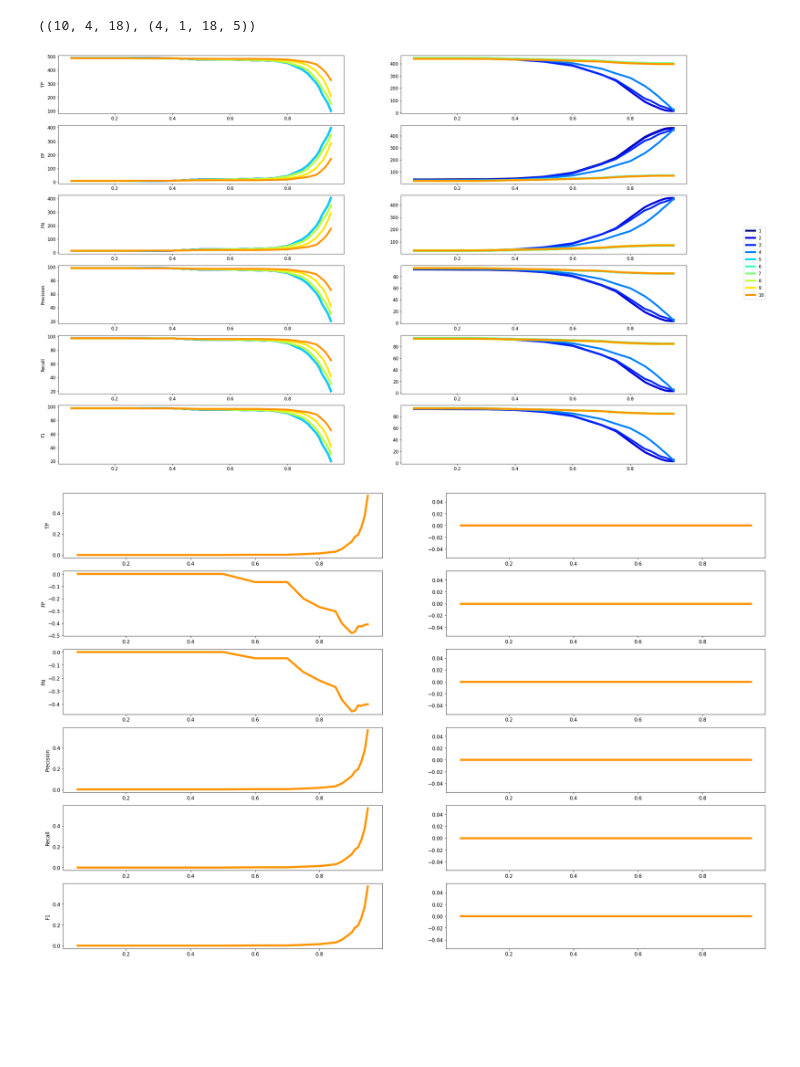
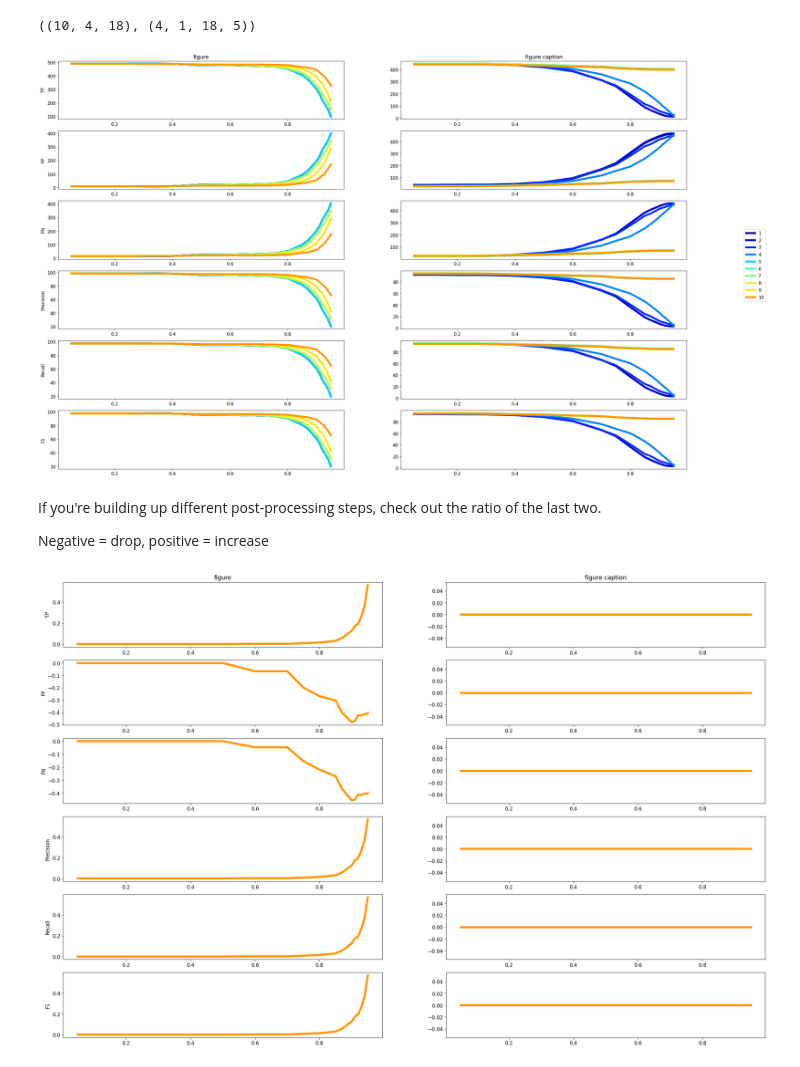
Before and after one commit to ReadingTimeMachine/figure_and_caption_extraction, a Jupyter notebook: explore_calculate_metrics.ipynb, the cells around one changed output. Saved outputs shown, nothing was run; the diff lists cells and outputs as text; code cells hidden in the pictures; blank space fills up the shorter version.

Commit message:
cleaned and steps enumerated in notebook

```diff
--- a/explore_calculate_metrics.ipynb
+++ b/explore_calculate_metrics.ipynb
@@ -1408,32 +339,0 @@ precision, precision_std, recall, \
-# %%
-if len(scoreminVec) == 1:
-    fig, ax = plt.subplots(3,len(scoreminVec),  figsize=(10,10))
-    ax = np.array([ax,ax]).T
-else:
-    fig, ax = plt.subplots(3,len(scoreminVec),  figsize=(20,10))
-
-ps = []
-for i in range(len(scoreminVec)):
-    for k in range(len(LABELS)): p1, = ax[0][i].plot(iouvec,precision[k,i,:],'o-')
-    ps.append(p1)
-    ax[0][i].set_title('Scoremin = '+str(scoreminVec[i]))
-    ax[0][0].set_ylabel('Precision %')
-    ax[0][i].set_ylim(0,105)
-
-    for k in range(len(LABELS)): ax[1][i].plot(iouvec,recall[k,i,:], 'o-')
-    ax[1][0].set_ylabel('Recall %')
-    ax[1][i].set_ylim(0,105)
-
-    for k in range(len(LABELS)):
-        ax[2][i].plot(iouvec,f1[k,i,:], 'o-')
-        # include stddev
-        ax[2][i].fill_between(iouvec, f1[k,i,:]-f1_std[k,i,:], f1[k,i,:]+f1_std[k,i,:], alpha=0.5)
-
-    ax[2][0].set_ylabel('F1 %')
-    ax[2][i].set_ylim(0,105)
-
-    ax[-1][i].set_xlabel('IOU')
-
-fig.legend(ps, labels=LABELS)
-matplotlib.rcParams.update({'font.size': 12})
-plt.show()
@@ -1576,27 +458,36 @@ for k in range(6):
     #for j in range(len(LABELS[:2])):
     #    ax[k][j].set_yscale('log')
 
+ax[0][0].set_title('figure')
+ax[0][1].set_title('figure caption')
+
 fig.legend(loc='center right')
 plt.show()
 # %% [output]
-[figure, old version]
+[figure, new version]
+# %% [markdown]
+If you're building up different post-processing steps, check out the ratio of the last two.
+
+Negative = drop, positive = increase
 # %%
 # plot ratio of last 2 changes
 fig, ax = plt.subplots(6,len(LABELS[:2]),figsize=(30,20))
 lwh=5
 for il in range(len(LABELS[:2])):
     ax[0][il].plot(iouvec2, TPsave[-1][il]/TPsave[-2][il]-1,color=colors[ip],lw=lwh)
     ax[1][il].plot(iouvec2, FPsave[-1][il]/FPsave[-2][il]-1,color=colors[ip],lw=lwh)
     ax[2][il].plot(iouvec2, FNsave[-1][il]/FNsave[-2][il]-1,color=colors[ip],lw=lwh)
     ax[3][il].plot(iouvec2, precsave[-1][il]/precsave[-2][il]-1,color=colors[ip],lw=lwh)
     ax[4][il].plot(iouvec2, recsave[-1][il]/recsave[-2][il]-1,color=colors[ip],lw=lwh)
     ax[5][il].plot(iouvec2, f1save[-1][il]/f1save[-2][il]-1,color=colors[ip],lw=lwh)
 
 for k in range(6):
     ax[k][0].set_ylabel(ylabels[k])
     #for j in range(len(LABELS[:2])):
     #    ax[k][j].set_yscale('log')
+ax[0][0].set_title('figure')
+ax[0][1].set_title('figure caption')
 
 plt.show()
 # %% [output]
-[figure, old version]
+[figure, new version]
```
Also changed, not shown: parts of 113 cells of this notebook, 1 other file.
